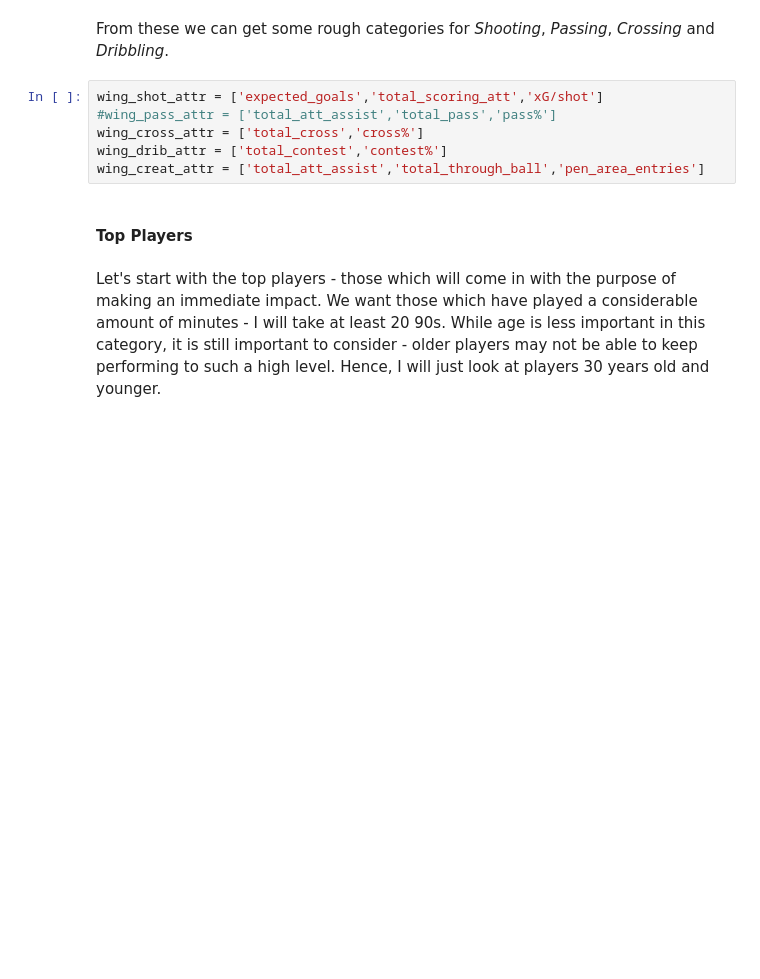
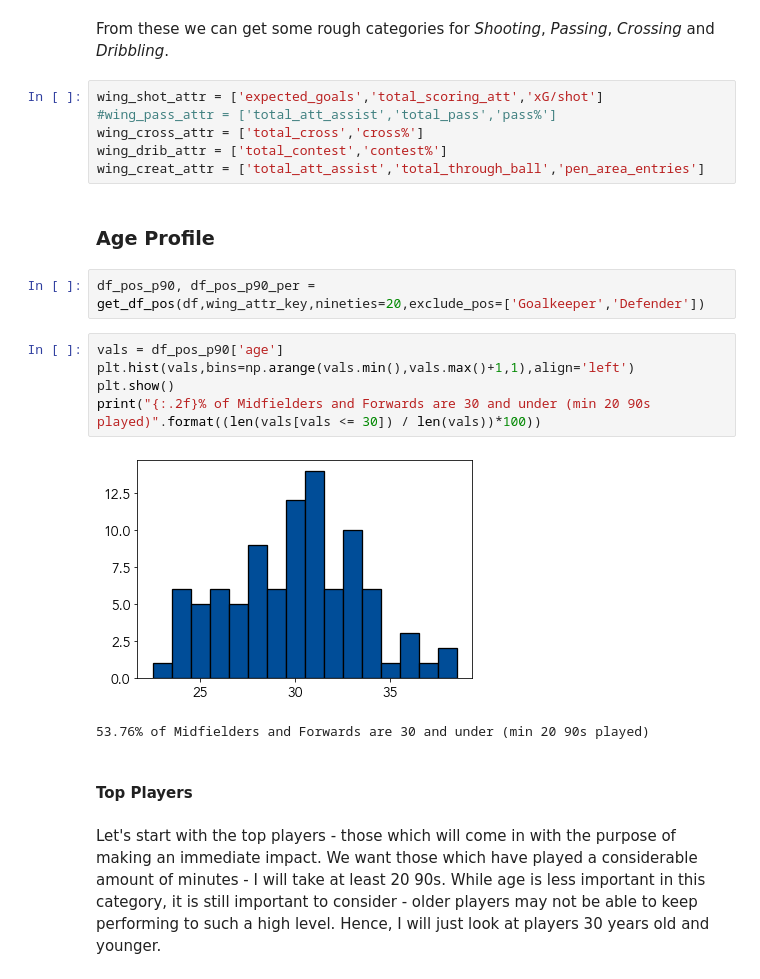
Before and after one commit to JPManuel/data_analyst_task, a Jupyter notebook: player_shortlists.ipynb, the cells around one changed output. Cells and saved outputs as stored; diff of their text form; blank space fills up the shorter version.

```diff
--- a/player_shortlists.ipynb
+++ b/player_shortlists.ipynb
@@ -655,6 +650,18 @@ wing_shot_attr = ['expected_goals','total_scoring_att','xG/shot']
 wing_cross_attr = ['total_cross','cross%']
 wing_drib_attr = ['total_contest','contest%']
 wing_creat_attr = ['total_att_assist','total_through_ball','pen_area_entries']
+# %% [markdown]
+### Age Profile
+# %%
+df_pos_p90, df_pos_p90_per = get_df_pos(df,wing_attr_key,nineties=20,exclude_pos=['Goalkeeper','Defender'])
+# %%
+vals = df_pos_p90['age']
+plt.hist(vals,bins=np.arange(vals.min(),vals.max()+1,1),align='left')
+plt.show()
+print("{:.2f}% of Midfielders and Forwards are 30 and under (min 20 90s played)".format((len(vals[vals <= 30]) / len(vals))*100))
+# %% [output]
+[figure, added]
+53.76% of Midfielders and Forwards are 30 and under (min 20 90s played)
 # %% [markdown]
 #### Top Players
 # %% [markdown]
```
Also changed, not shown: parts of 104 cells of this notebook.
